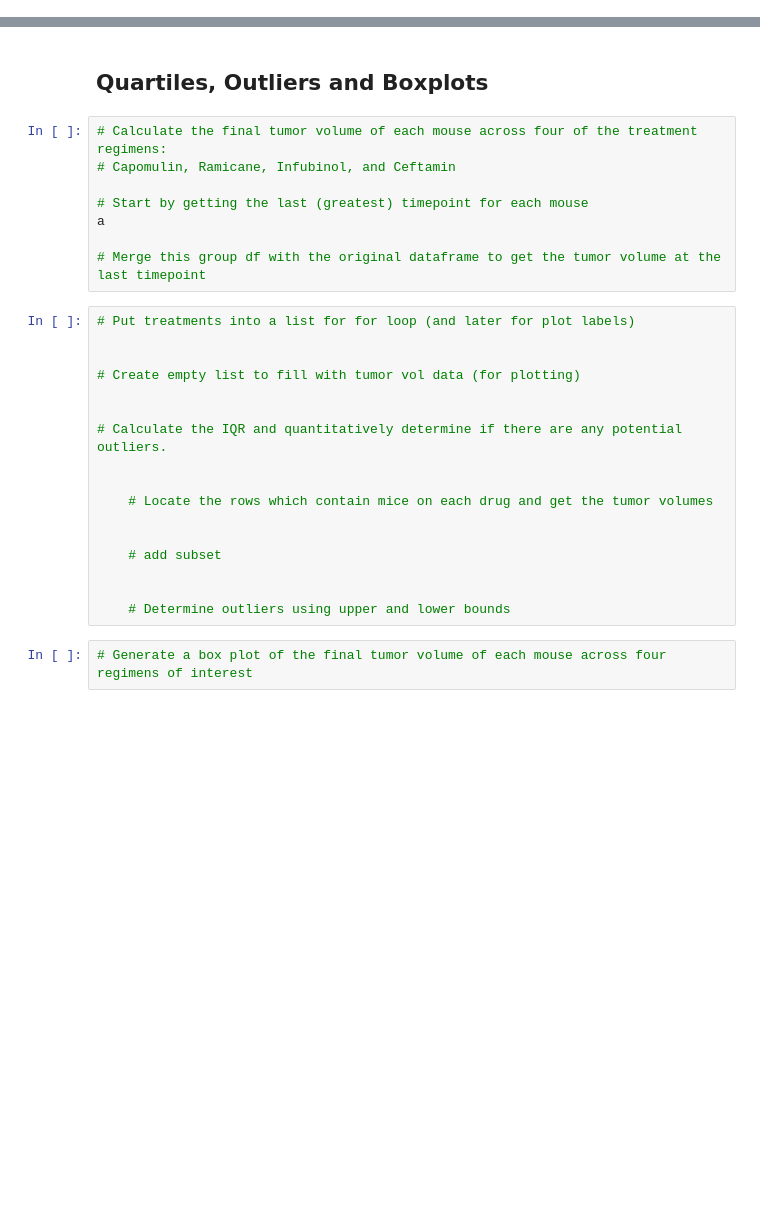
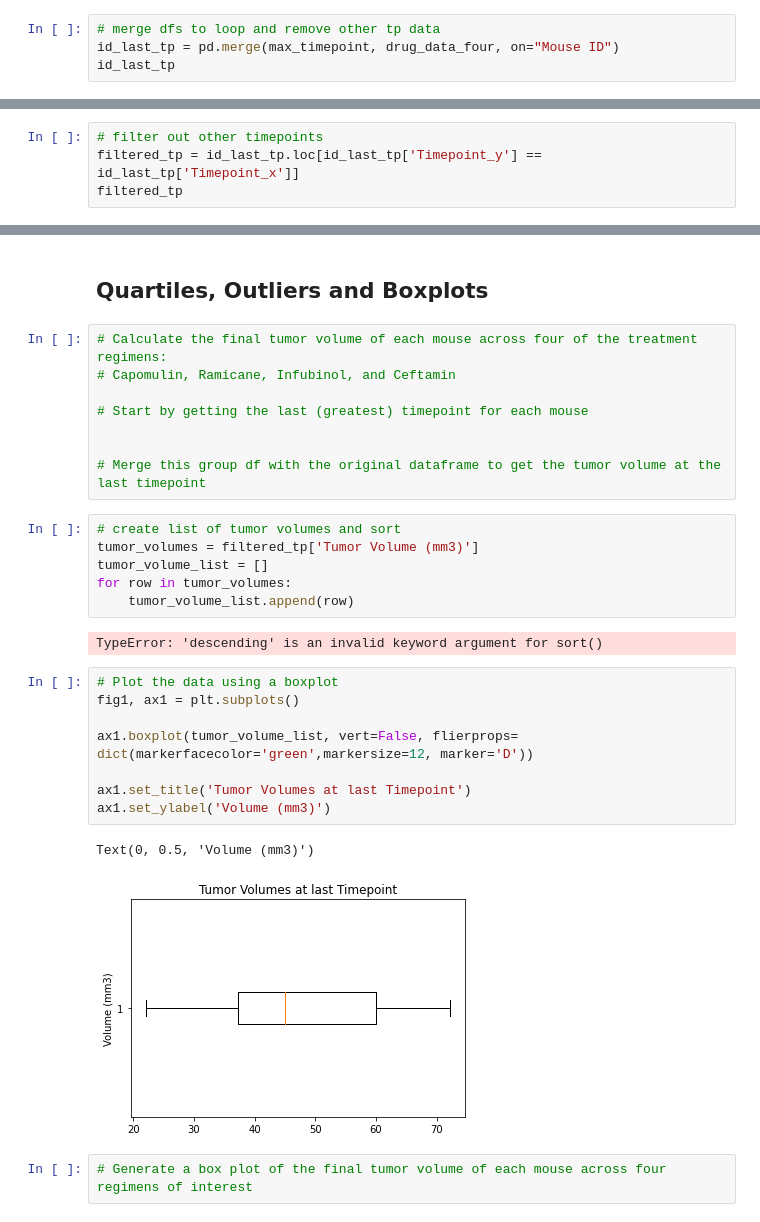
Before and after one commit to eclevela-1234/MatPlotLib_Challenge, a Jupyter notebook: Eliot_Pymaceuticals.ipynb, the cells around one changed output, grey strips where cells are left out. Drawn from its saved outputs; the diff is of its cells as text; blank space fills up the shorter version.

Commit message:
adding box plot

```diff
--- a/Eliot_Pymaceuticals.ipynb
+++ b/Eliot_Pymaceuticals.ipynb
@@ -223,0 +236,4 @@ print(max_timepoint.unique())
+# %%
+# merge dfs to loop and remove other tp data
+id_last_tp = pd.merge(max_timepoint, drug_data_four, on="Mouse ID")
+id_last_tp
@@ -223,0 +254,4 @@ print(max_timepoint.unique())
+# %%
+# filter out other timepoints
+filtered_tp = id_last_tp.loc[id_last_tp['Timepoint_y'] == id_last_tp['Timepoint_x']]
+filtered_tp
@@ -228,26 +288,28 @@ print(max_timepoint.unique())
 # Capomulin, Ramicane, Infubinol, and Ceftamin
 
 # Start by getting the last (greatest) timepoint for each mouse
-a
+
 
 # Merge this group df with the original dataframe to get the tumor volume at the last timepoint
-# %%
-# Put treatments into a list for for loop (and later for plot labels)
-
-
-# Create empty list to fill with tumor vol data (for plotting)
-
-
-# Calculate the IQR and quantitatively determine if there are any potential outliers.
-
-
-    # Locate the rows which contain mice on each drug and get the tumor volumes
-
-
-    # add subset
-
-
-    # Determine outliers using upper and lower bounds
+# %%
+# create list of tumor volumes and sort
+tumor_volumes = filtered_tp['Tumor Volume (mm3)']
+tumor_volume_list = []
+for row in tumor_volumes:
+    tumor_volume_list.append(row)
+# %% [output]
+TypeError: 'descending' is an invalid keyword argument for sort()
+# %%
+# Plot the data using a boxplot
+fig1, ax1 = plt.subplots()
+
+ax1.boxplot(tumor_volume_list, vert=False, flierprops= dict(markerfacecolor='green',markersize=12, marker='D'))
+
+ax1.set_title('Tumor Volumes at last Timepoint')
+ax1.set_ylabel('Volume (mm3)')
+# %% [output]
+Text(0, 0.5, 'Volume (mm3)')
+[figure, added]
 # %%
 # Generate a box plot of the final tumor volume of each mouse across four regimens of interest
 # %% [markdown]
```
Also changed, not shown: parts of 4 cells of this notebook.
